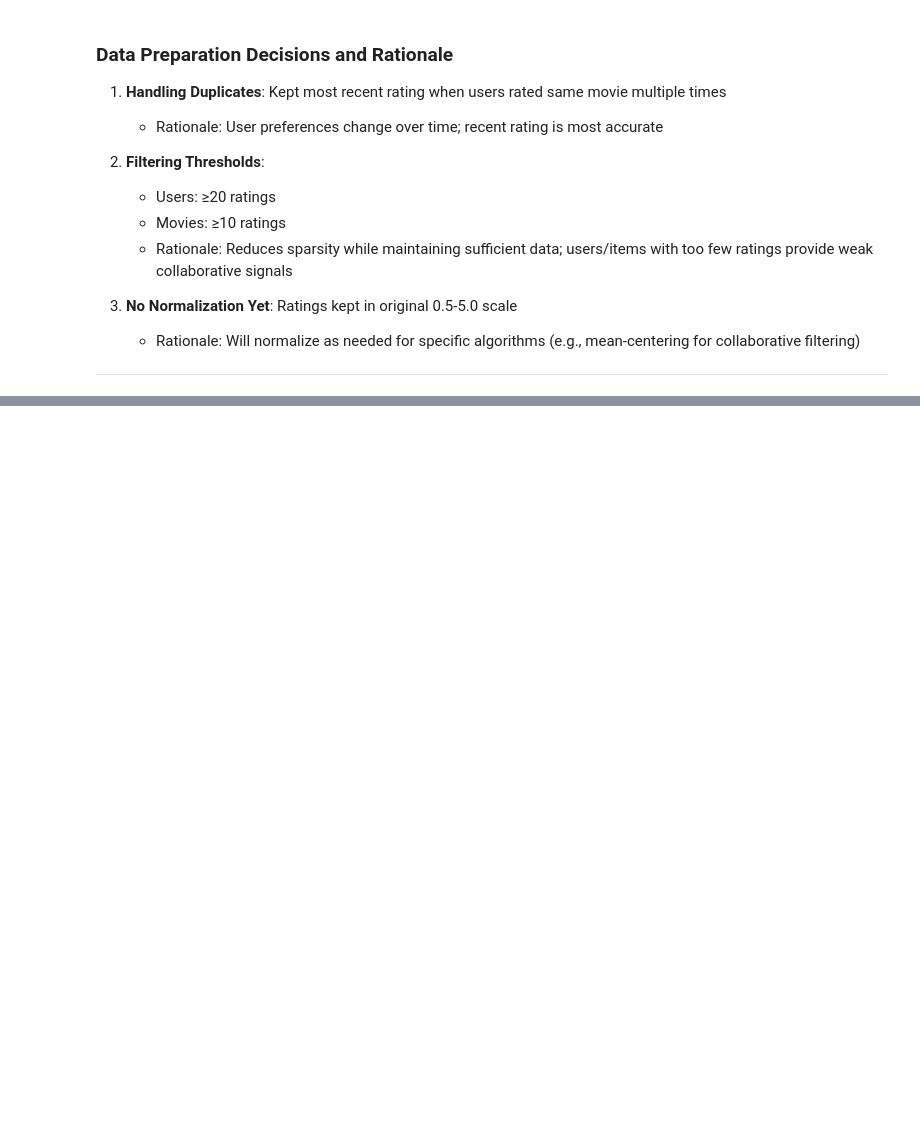
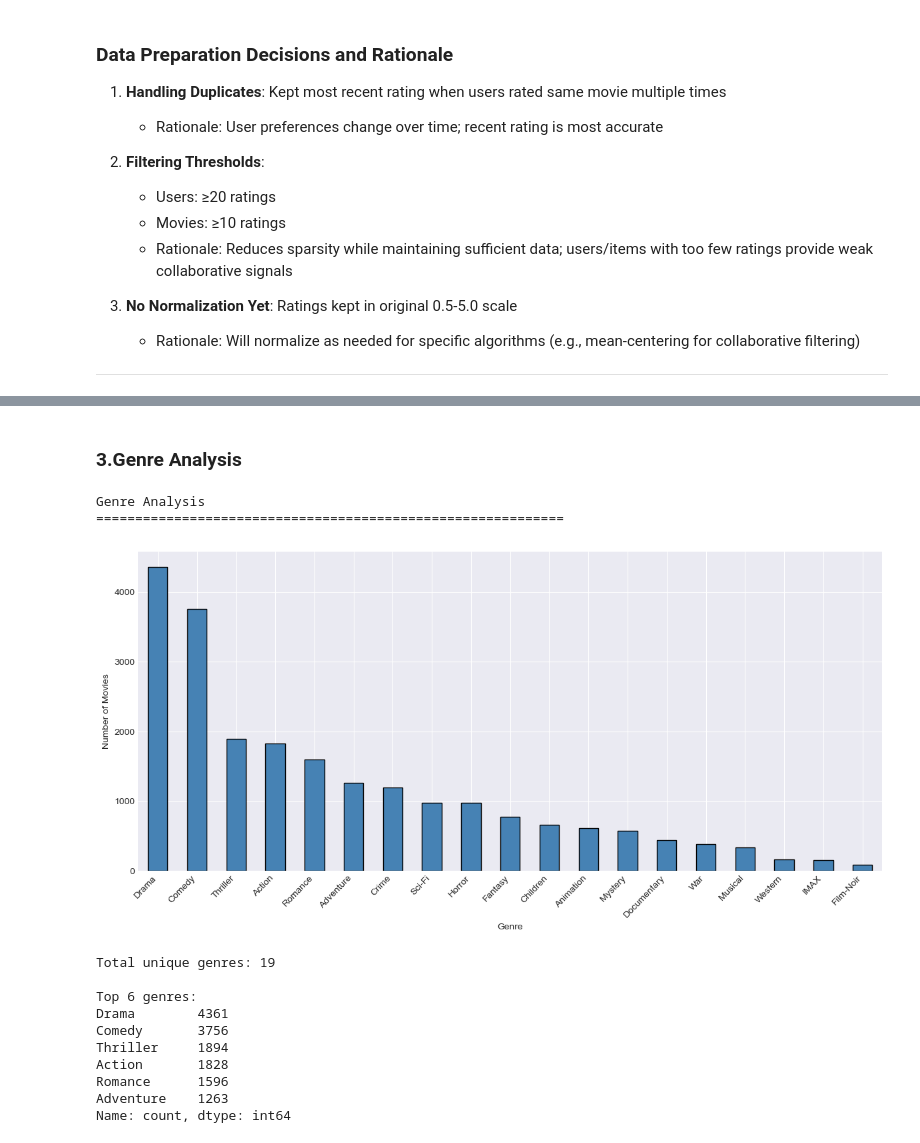
Before and after one commit to mwendemichelle4-dev/Movies-Recommendation-System, a Jupyter notebook: Movie recommendation system.ipynb, the cells around one changed output, grey strips where cells are left out. Saved outputs shown, nothing was run; the diff lists cells and outputs as text; code cells hidden in the pictures; blank space fills up the shorter version.

```diff
--- a/Movie recommendation system.ipynb
+++ b/Movie recommendation system.ipynb
@@ -508,0 +618,40 @@ Sparsity: 94.14%
+# %% [markdown]
+### 3.Genre Analysis
+# %%
+# Genre Analysis
+print("\nGenre Analysis")
+print("=" * 60)
+
+all_genres = []
+for genres_str in movies['genres'].dropna():
+    all_genres.extend(genres_str.split('|'))
+
+genre_counts = pd.Series(all_genres).value_counts()
+if '(no genres listed)' in genre_counts.index:
+    genre_counts = genre_counts.drop('(no genres listed)')
+
+plt.figure(figsize=(12, 6))
+genre_counts.plot(kind='bar', color='steelblue', edgecolor='black')
+plt.xlabel('Genre')
+plt.ylabel('Number of Movies')
+plt.xticks(rotation=46, ha='right')
+plt.tight_layout()
+plt.show()
+
+print(f"\nTotal unique genres: {len(genre_counts)}")
+print(f"\nTop 6 genres:")
+print(genre_counts.head(6))
+# %% [output]
+Genre Analysis
+============================================================
+[figure, added]
+Total unique genres: 19
+
+Top 6 genres:
+Drama        4361
+Comedy       3756
+Thriller     1894
+Action       1828
+Romance      1596
+Adventure    1263
+Name: count, dtype: int64
```
Also changed, not shown: parts of 7 cells of this notebook.
